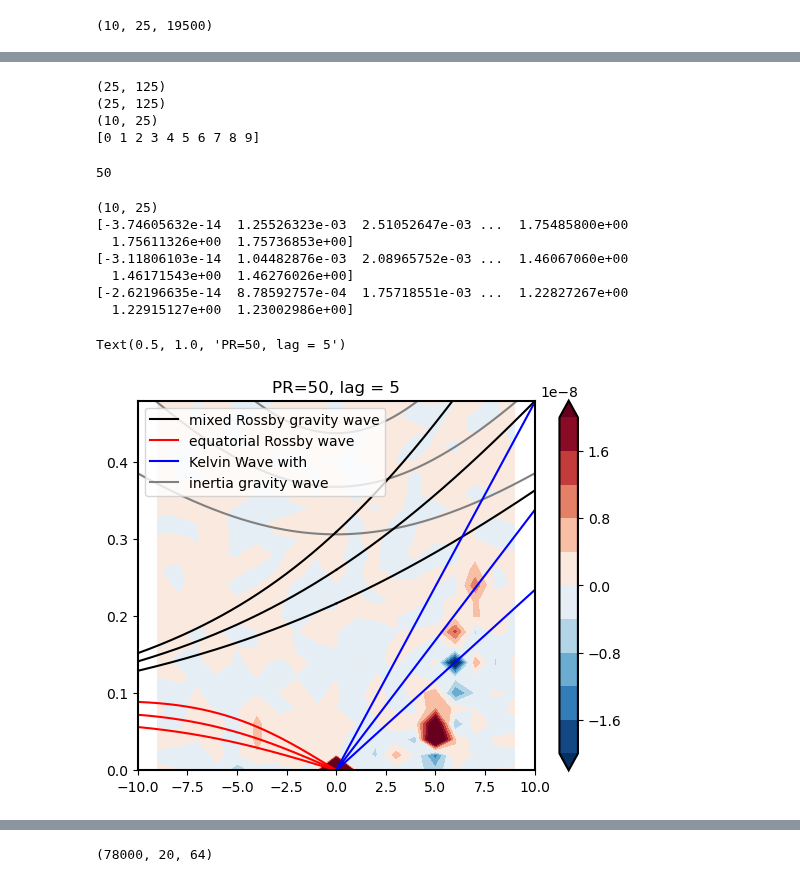
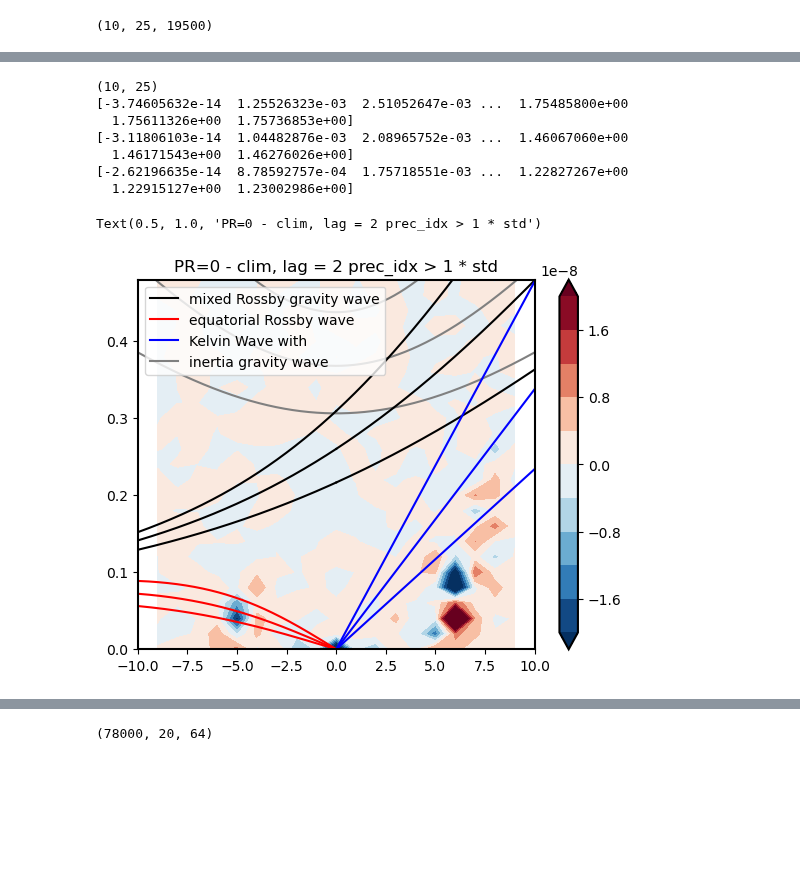
Before and after one commit to PeterChang1023/Moist_Dycore, a Jupyter notebook: IdealizeSpetral.jl/exp/HSt42/Jo_Jo_Dycore_Master_4.ipynb, the cells around one changed output, grey strips where cells are left out. Saved outputs shown, nothing was run; the diff lists cells and outputs as text; code cells hidden in the pictures; blank space fills up the shorter version.

```diff
--- a/IdealizeSpetral.jl/exp/HSt42/Jo_Jo_Dycore_Master_4.ipynb
+++ b/IdealizeSpetral.jl/exp/HSt42/Jo_Jo_Dycore_Master_4.ipynb
@@ -16,7 +16,7 @@ import importlib.util
 ## Loading DATA
 # %%
 # parameters
-PR               = 50
+PR               = 0
 level_index      = 5
 file_path        = "/data92/PeterChang/back_to_master1220/Moist_Dycore/IdealizeSpetral.jl/exp/HSt42/6hourly_uv_prime_EMF"
 
@@ -746,11 +798,14 @@ class Moist_Dycore_Package:
         eof_instance = EOF((weighted_data,), n_components=n_components, field=field)
         eof_instance.get()
 
-        EOF_modes = eof_instance.EOF[:2]
+        EOF_modes = eof_instance.EOF[0]
         PCs = eof_instance.PC[0]
         explained_variance = eof_instance.explained
 
-        PCs_normalized = PCs / PCs.std(axis=0)
+        #EOFs_normalized = EOF_modes / PCs.std(axis=0)
+        PCs_normalized  = PCs / PCs.std(axis=0)
+
+
 
         return EOF_modes, PCs_normalized, explained_variance
 
@@ -894,7 +957,7 @@ plt.show()
 #     dmdy[a,:,-1] = -((Mzm[:,-1] - Mzm[:,-2]) * cy2[-1]) / (radius* cy2[-1] *(yd[-1] - yd[-2]))
 # print(dmdy.shape)
 # %%
-EOF1_all = EOFs_all[:,0,:]
+EOF1_all = EOFs_all
 print(EOF1_all.shape)
 
 # m_all = np.zeros((6, 19500))
@@ -1194,12 +1255,13 @@ array([-12.85714286, -10.        ,  -7.14285714,  -4.28571429,
 # %%
 PC1_all.shape
-prec_daily.shape
+print(prec_daily.shape)
+lat_cond         = np.where((lat>=-15)&(lat<=15))[0]
 prec_daily_time = np.mean(prec_daily[:,lat_cond,:], axis=(1,2))
 
 idx          = np.where(prec_daily_time > prec_daily_time.mean() + prec_daily_time.std())[0]
 idx_negative = np.where(prec_daily_time < prec_daily_time.mean() - prec_daily_time.std())[0]
 
 
-u_daily.shape
+print(u_daily.shape)
 # %% [output]
 (19500, 64, 128)
@@ -1356,20 +1410,6 @@ Text(0.5, 1.0, 'PR=50, lag = 0')
-# %%
-print(k.shape)
-print(w.shape)
-print(m_final_positive_idx.shape)
-print(wave_number[int(index_of_wave_number_sml):int(index_of_wave_number_big+1)])
-# %% [output]
-(25, 125)
-(25, 125)
-(10, 25)
-[0 1 2 3 4 5 6 7 8 9]
-# %%
-PR
-# %% [output]
-50
 # %%
 
-lag = 5
+lag = 2
 lag_day = idx+lag
 lag_day = lag_day[lag_day <19500]
 # m_final_positive_idx = m_final[m_final > m_final.std()][0]
@@ -1377,36 +1417,36 @@ lag_day = lag_day[lag_day <19500]
 m_final_positive_idx      = m_final[:,:,lag_day].mean(axis=2)
 m_final_west_positive_idx = m_final_west[:,:,lag_day].mean(axis=2)
 print(m_final_west_positive_idx.shape)
 
 # m_final[:,:,
 plt.figure()
 making_theoretical_line()
 # cs=plt.contourf(-k, w/50, P_total,extend='both',cmap='gray_r')
 ### East
 cs = plt.contourf( k[int(index_of_frequency_sml):int(index_of_frequency_big+1), int(index_of_wave_number_sml):int(index_of_wave_number_big+1)].T,
                    w[int(index_of_frequency_sml):int(index_of_frequency_big+1), int(index_of_wave_number_sml):int(index_of_wave_number_big+1)].T/50,
                   # np.rollaxis(m_final_positive_idx, axis=1), levels = np.linspace(-0.8E-8,2E-8,11),extend='both',cmap='gray_r')
                    m_final_positive_idx - m_final_all_idx, levels = np.linspace(-2E-8,2E-8,11),extend='both',cmap='RdBu_r')
 
 ### West
 cs = plt.contourf(-k[int(index_of_frequency_sml):int(index_of_frequency_big+1), int(index_of_wave_number_sml):int(index_of_wave_number_big+1)].T,
               w[int(index_of_frequency_sml):int(index_of_frequency_big+1), int(index_of_wave_number_sml):int(index_of_wave_number_big+1)].T/50,
               m_final_west_positive_idx - m_final_all_west_positive_idx, levels = np.linspace(-2E-8,2E-8,11),extend='both',cmap='RdBu_r')
 
 plt.colorbar(cs)
 plt.xlim([-10,10])
 plt.ylim([0,24/50])
-plt.title(f"PR={PR}, lag = {lag}")
+plt.title(f"PR={PR} - clim, lag = {lag} prec_idx > 1 * std")
 # %% [output]
 (10, 25)
 [-3.74605632e-14  1.25526323e-03  2.51052647e-03 ...  1.75485800e+00
   1.75611326e+00  1.75736853e+00]
 [-3.11806103e-14  1.04482876e-03  2.08965752e-03 ...  1.46067060e+00
   1.46171543e+00  1.46276026e+00]
 [-2.62196635e-14  8.78592757e-04  1.75718551e-03 ...  1.22827267e+00
   1.22915127e+00  1.23002986e+00]
-Text(0.5, 1.0, 'PR=50, lag = 5')
+Text(0.5, 1.0, 'PR=0 - clim, lag = 2 prec_idx > 1 * std')
-[figure, old version]
+[figure, new version]
 # %%
 m_final_positive_idx_lag0      = m_final[:,:,idx].mean(axis=2)
 m_final_west_positive_idx_lag0 = m_final_west[:,:,idx].mean(axis=2)
```
Also changed, not shown: parts of 26 cells of this notebook, 3 other files.
